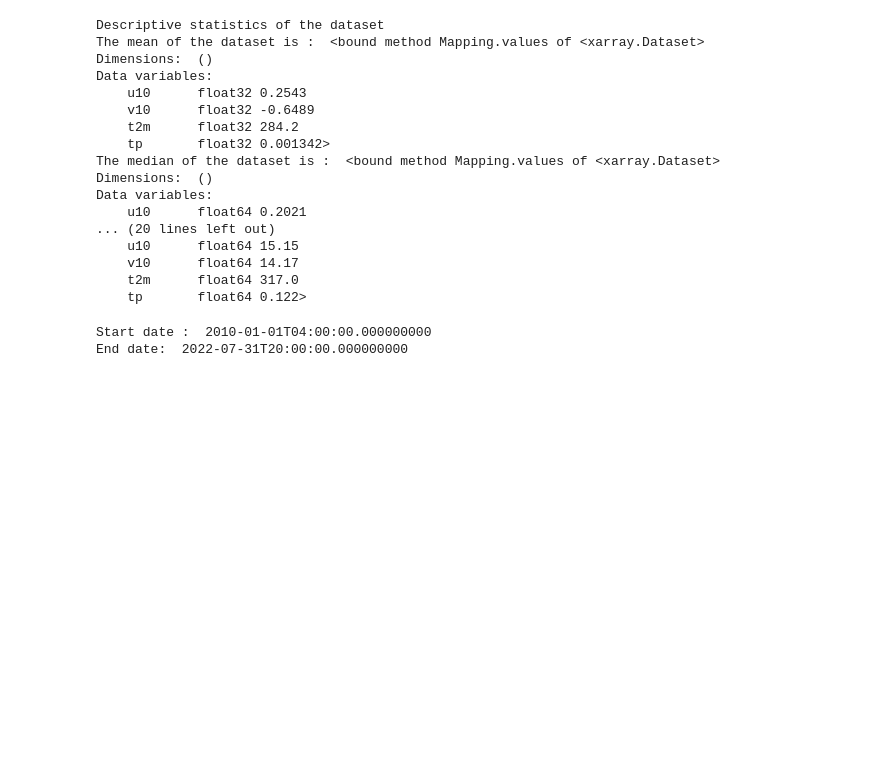
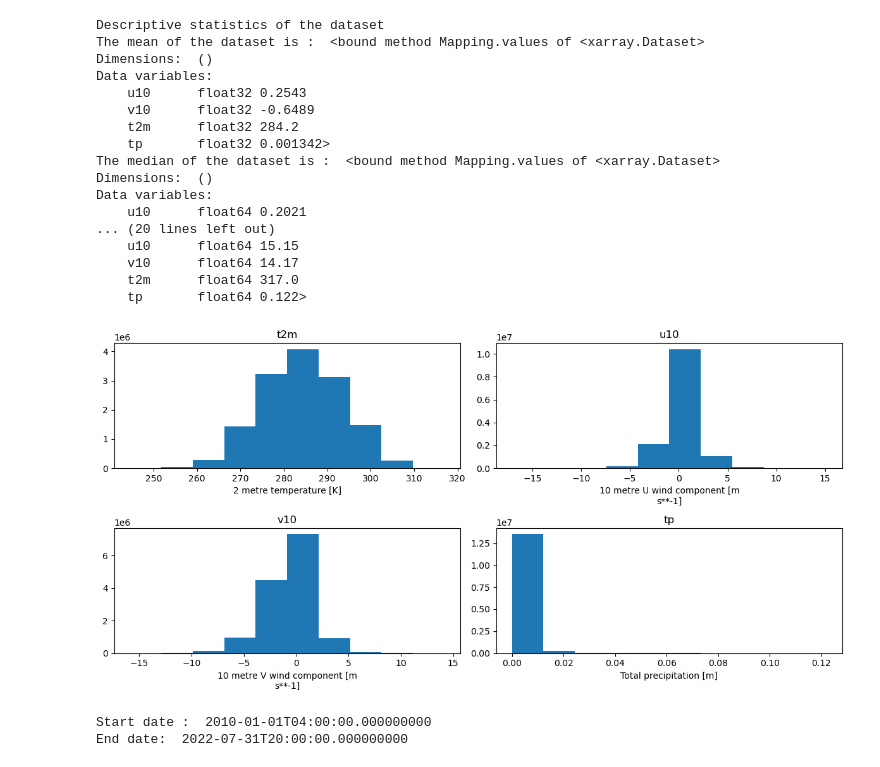
Before and after one commit to Sliders122/wildfire, a Jupyter notebook: src/Inspect_raw_data.ipynb, the cells around one changed output. Cells and saved outputs as stored; diff of their text form; code cells hidden in the pictures; blank space fills up the shorter version.

Commit message:
plotting weather distribution

```diff
--- a/src/Inspect_raw_data.ipynb
+++ b/src/Inspect_raw_data.ipynb
@@ -431,6 +431,31 @@ Data variables:
     v10      float64 14.17
     t2m      float64 317.0
     tp       float64 0.122>
+# %%
+#PLot  the  variables
+plt.rcParams["figure.figsize"] = [12, 6]
+plt.rcParams["figure.autolayout"] = True
+
+plt.subplot(2,2,1)
+era['t2m'].plot()
+plt.title("t2m")
+
+plt.subplot(2,2,2)
+era['u10'].plot()
+plt.title("u10")
+
+plt.subplot(2,2,3)
+era['v10'].plot()
+plt.title("v10")
+
+plt.subplot(2,2,4)
+era['tp'].plot()
+plt.title("tp")
+
+#plt.savefig("t2m_plot.png")
+plt.show()
+# %% [output]
+[figure, added]
 # %%
 # Print time range
 print_start_end_date(era)
```
